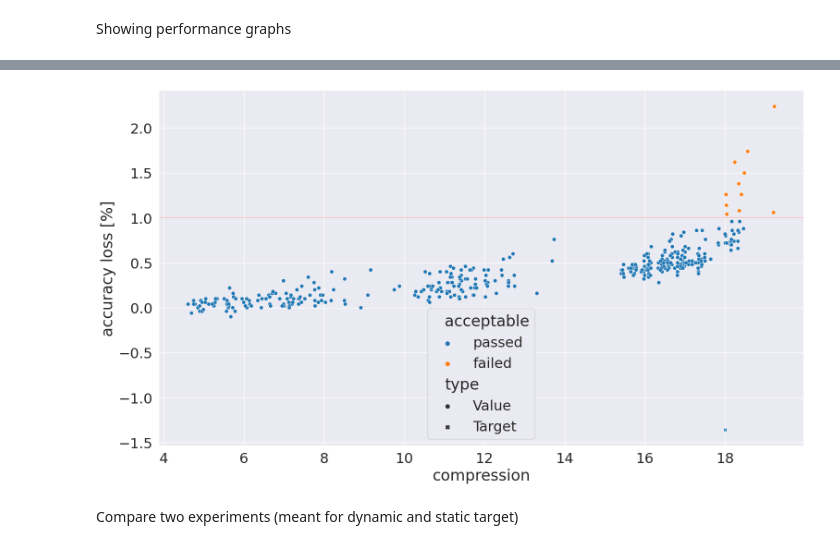
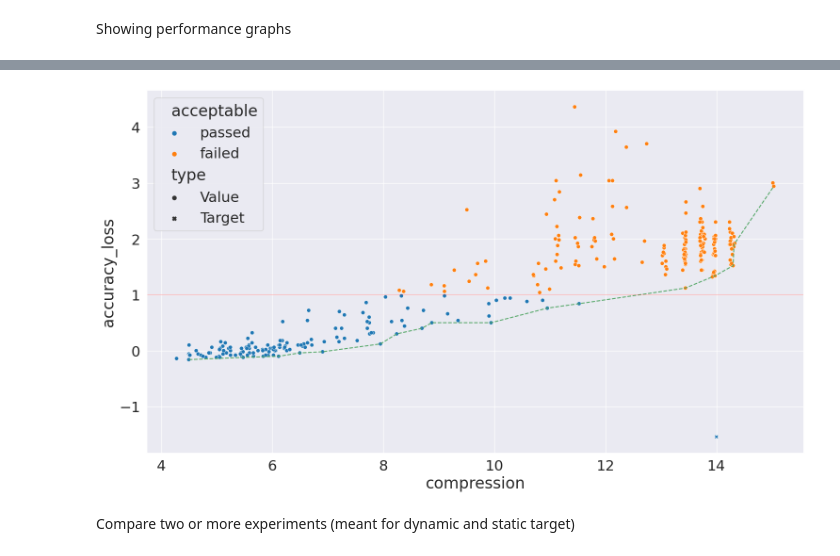
Before and after one commit to xcoupe01/nn_weight_share_optimization, a Jupyter notebook: notebooks/lenet_compression/lenet_compression_compare.ipynb, the cells around one changed output, grey strips where cells are left out. Saved outputs shown, nothing was run; the diff lists cells and outputs as text; code cells hidden in the pictures.

```diff
--- a/notebooks/lenet_compression/lenet_compression_compare.ipynb
+++ b/notebooks/lenet_compression/lenet_compression_compare.ipynb
@@ -165,6 +164,6 @@ sns.scatterplot(data=data_complete, x='compression', y='accuracy_loss', hue='typ
 # %% [markdown]
 Showing performance graphs
 # %%
-plt_data = pd.read_csv(os.path.join(PATH_PREFIX, 'results/lenet_tanh_compress_50/run3/lenet_PSO_save.csv'))
+plt_data = pd.read_csv(os.path.join(PATH_PREFIX, 'results/lenet_relu_compress_50_locked/run3/lenet_PSO_save.csv'))
 plt_data
 # %% [output]
@@ -184,17 +183,17 @@ plt_data
 # %%
 #plt_data = pd.read_csv('../results/lenet_tanh_compress_50/run10/lenet_PSO_save.csv')
 #plt_data = pd.read_csv('../results/lenet_relu_compress_50/run8/lenet_PSO_save.csv')
 #plt_data = pd.read_csv('../results/lenet_relu_compress_50/run9/lenet_GA_save.csv')
 
-plot_alcr(plt_data, True, [1.0, 18.0])
+plot_alcr(plt_data, 0.01, [1.0, 14.0], True)
 #plt.title('GA algoritmus - LeNet-5 ReLu')
 #plt.xlabel('Komprese')
 #plt.ylabel('Ztráta přesnosti [%]')
 
 if SAVE_PLOTS:
     plt.savefig(os.path.join(SAVE_PLOTS_LOC, f'scatter{SAVE_PLOT_ID}.pdf'))
 # %% [output]
-[figure, old version]
+[figure, new version]
 # %% [markdown]
-Compare two experiments (meant for dynamic and static target)
+Compare two or more experiments (meant for dynamic and static target)
 # %%
```
Also changed, not shown: parts of 30 cells of this notebook, 34 other files.
